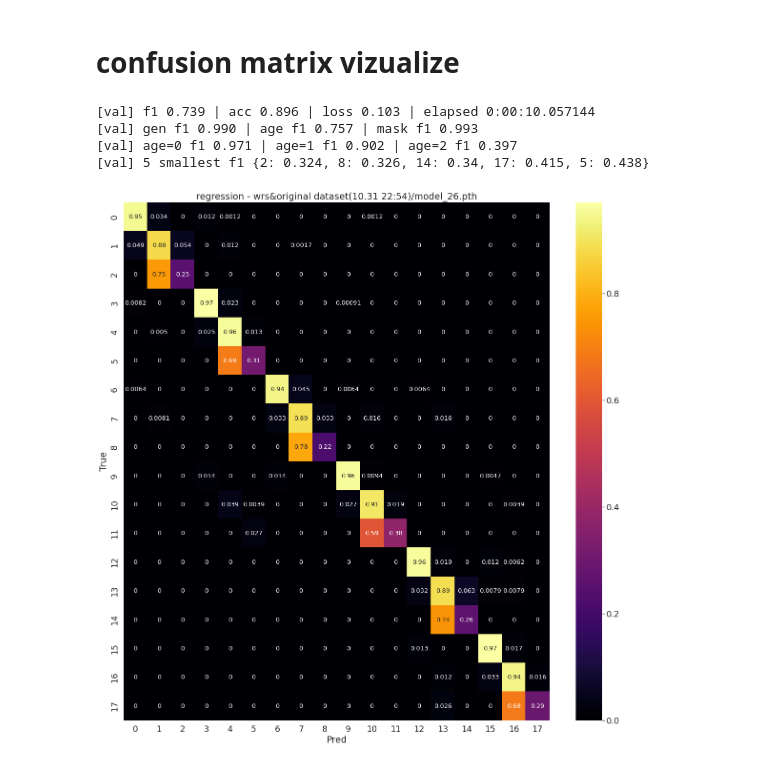
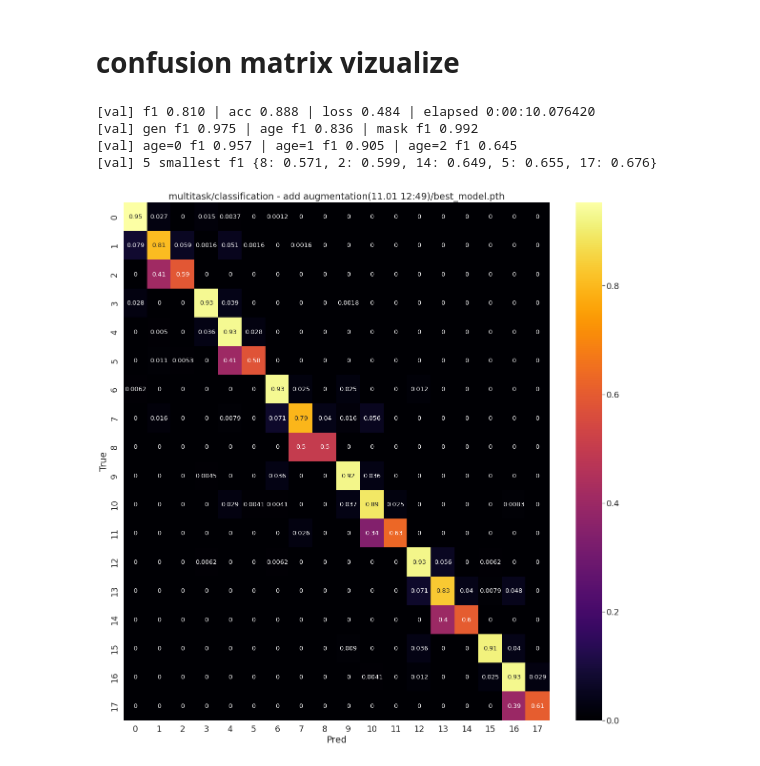
Before and after one commit to boostcampaitech4cv1/level1_imageclassification_cv-level1-cv-10, a Jupyter notebook: baseline/confusion_matrix_viz.ipynb, the cells around one changed output. Saved outputs shown, nothing was run; the diff lists cells and outputs as text; code cells hidden in the pictures.

```diff
--- a/baseline/confusion_matrix_viz.ipynb
+++ b/baseline/confusion_matrix_viz.ipynb
@@ -35,14 +35,18 @@ import seaborn as sn
 parser = argparse.ArgumentParser()
 parser.add_argument("--seed", type=int, default=42)
 parser.add_argument("--val_ratio", type=float, default=0.3)  # train-val slit ratio
-parser.add_argument("--split_option", type=str, default="none")  # different or none
-parser.add_argument("--stratify", type=bool, default=False)
+parser.add_argument("--split_option", type=str, default="different")  # different or none
+parser.add_argument("--stratify", type=bool, default=True)
 parser.add_argument("--wrs", type=bool, default=True)
 
-parser.add_argument("--age_pred", type=str, default="regression") # classification or regression or ordinary
+parser.add_argument("--age_pred", type=str, default="classification") # classification or regression or ordinary
 parser.add_argument("--age_normalized", type=str, default="normal") # normal or minmax
 
-# parser.add_argument("--in_size", type=int, default=224) # input size image
+parser.add_argument("--in_size", type=int, default=256) # input size image
+parser.add_argument("--crop_type", type=str, default="center") # crop type : center or random or random_resized
+parser.add_argument("--degrees", type=int, default=0) # rotation degree
+parser.add_argument("--translate", type=float, default=0.1) # translate ratio
+
 parser.add_argument("--num_epochs", type=int, default=50)
 parser.add_argument("--lr", type=float, default=0.01)
 parser.add_argument("--weight_decay", type=float, default=1e-4)
@@ -54,11 +58,11 @@ parser.add_argument("--train_dir", type=str, default="/opt/ml/input/data/train")
 parser.add_argument("--save_dir", type=str, default="/opt/ml/experiment/")
 parser.add_argument("--backbone_name", type=str, default="resnet50")
 parser.add_argument("--project_name", type=str, default="multitask")
-parser.add_argument(
-    "--experiment_name",
-    type=str,
-    default="regression - wrs&original dataset",
-)
+# parser.add_argument(
+#     "--experiment_name",
+#     type=str,
+#     default="regression - wrs&original dataset",
+# )
 args = parser.parse_args(args=[])
 age_stat = None # for regression only
 set_seed(args.seed)
@@ -229,7 +233,7 @@ def cm_viz(model_path, print_info=False):
     df_cm = pd.DataFrame(cm, range(18), range(18))
     sn.set(rc={'figure.figsize':(20,20)},font_scale=1.6) # for label size
     sn.heatmap(df_cm, annot=True, annot_kws={"size": 13}, cmap='inferno')
-    plt.title("/".join(model_path.split('/')[-2:]))
+    plt.title("/".join(model_path.split('/')[-3:]))
     plt.ylabel('True')
     plt.xlabel('Pred')
     plt.savefig('cm.png')
@@ -237,13 +241,13 @@ def cm_viz(model_path, print_info=False):
 # %%
 model = MultitaskModel(args).cuda()
 loss_fn = MultitaskLoss(args).cuda()
-cm_viz('/opt/ml/experiment/multitask/regression - wrs&original dataset(10.31 22:54)/model_26.pth',True)
+cm_viz('/opt/ml/experiment/multitask/classification - add augmentation(11.01 12:49)/best_model.pth',True)
 # %% [output]
-[val] f1 0.739 | acc 0.896 | loss 0.103 | elapsed 0:00:10.057144
-[val] gen f1 0.990 | age f1 0.757 | mask f1 0.993
-[val] age=0 f1 0.971 | age=1 f1 0.902 | age=2 f1 0.397
-[val] 5 smallest f1 {2: 0.324, 8: 0.326, 14: 0.34, 17: 0.415, 5: 0.438}
+[val] f1 0.810 | acc 0.888 | loss 0.484 | elapsed 0:00:10.076420
+[val] gen f1 0.975 | age f1 0.836 | mask f1 0.992
+[val] age=0 f1 0.957 | age=1 f1 0.905 | age=2 f1 0.645
+[val] 5 smallest f1 {8: 0.571, 2: 0.599, 14: 0.649, 5: 0.655, 17: 0.676}
-[figure, old version]
+[figure, new version]
 # %%
 model = MultitaskModel(args).cuda()
 loss_fn = MultitaskLoss(args).cuda()
```
Also changed, not shown: 2 other files.
